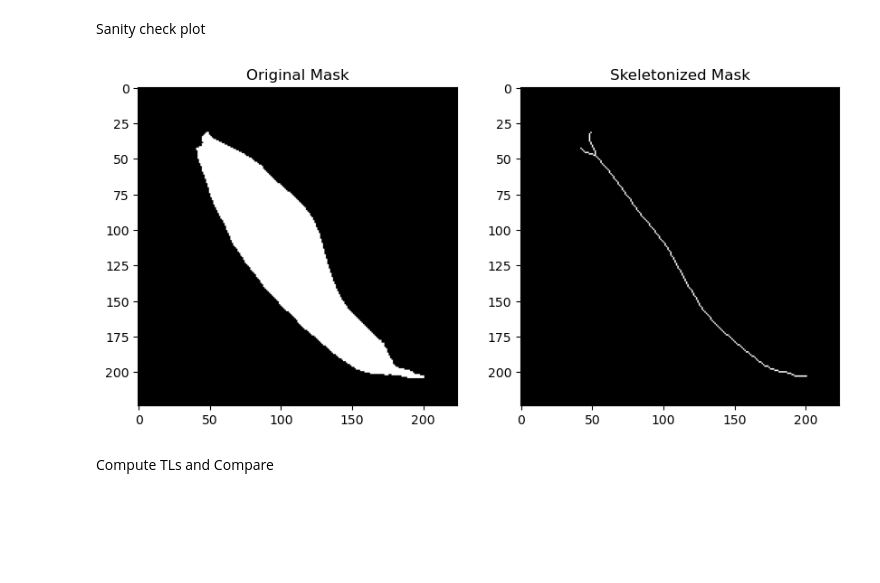
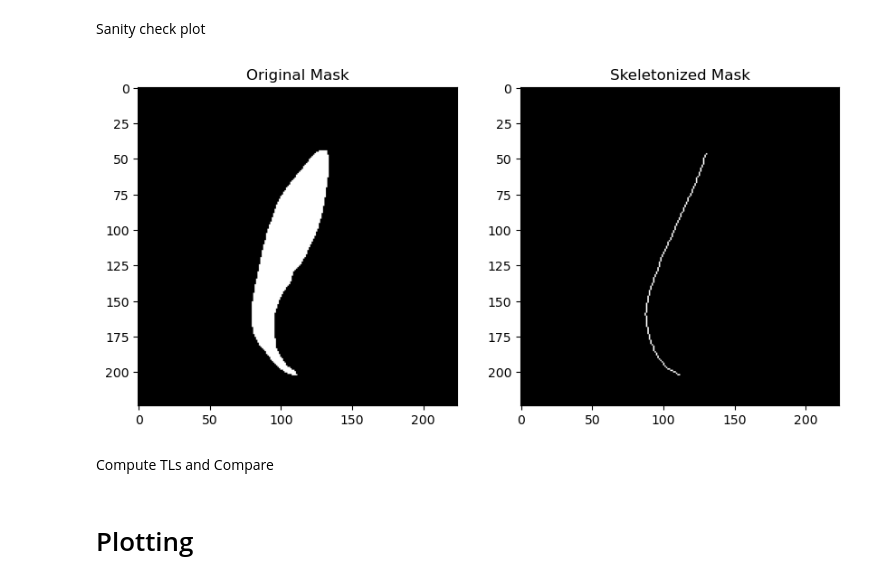
Before and after one commit to alexandradigiacomo/sharkbody_seg, a Jupyter notebook: notebooks/test_offline_eval.ipynb, the cells around one changed output. Cells and saved outputs as stored; diff of their text form; code cells hidden in the pictures; blank space fills up the shorter version.

```diff
--- a/notebooks/test_offline_eval.ipynb
+++ b/notebooks/test_offline_eval.ipynb
@@ -74,23 +131,23 @@ for file in img_files:
 # %% [markdown]
 Sanity check plot
 # %%
-mask = masks[1] # pull mask
-skeleton = skeleton(mask) # skeletonize mask
+mask = masks[7] # pull mask
+skel_plot = skeleton(mask) # skeletonize mask
 # %%
 # Example plotting
 plt.figure(figsize=(10, 5))
 
 plt.subplot(1, 2, 1)
 plt.title('Original Mask')
 plt.imshow(mask, cmap='gray')
 
 plt.subplot(1, 2, 2)
 plt.title('Skeletonized Mask')
-plt.imshow(skeleton, cmap='gray')
+plt.imshow(skel_plot, cmap='gray')
 
 plt.show()
 # %% [output]
-[figure, old version]
+[figure, new version]
 # %% [markdown]
 Compute TLs and Compare
 # %%
@@ -102 +159,3 @@ merged_df['TL_pixels_skeleton_transf'] = merged_df['skeleton_TL'] * (512 / 224)
+# %% [markdown]
+# Plotting
 # %%
```
Also changed, not shown: parts of 29 cells of this notebook.
